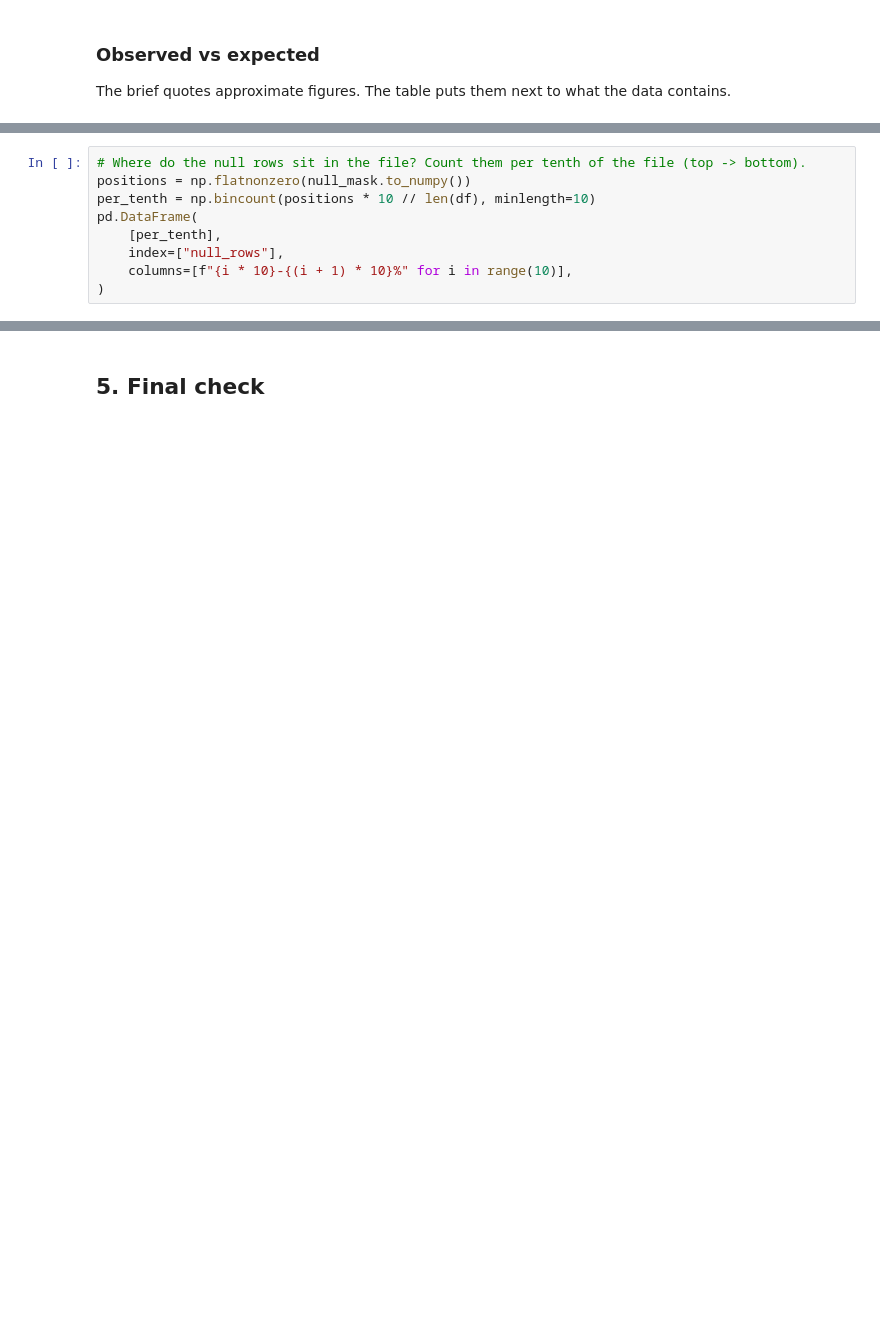
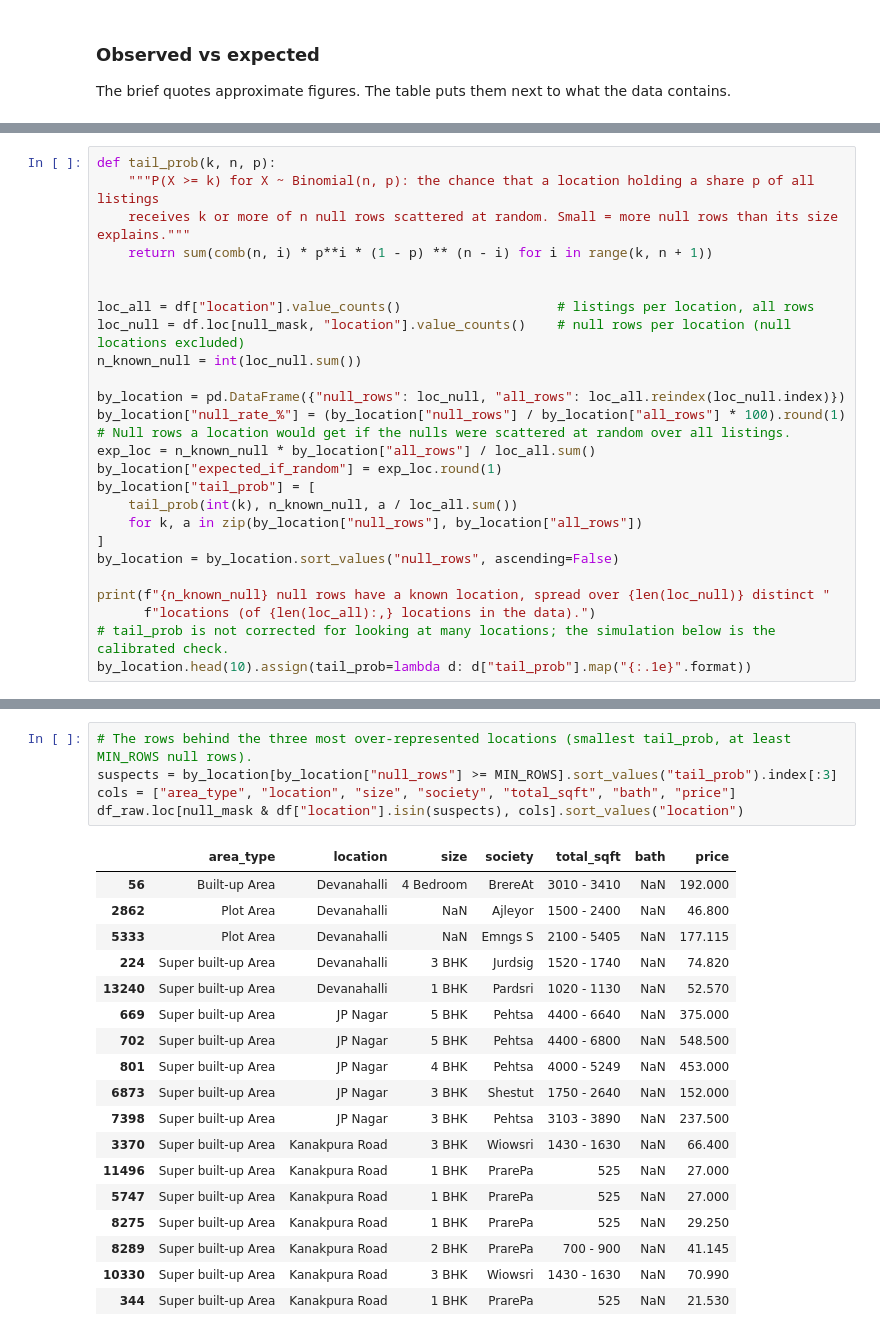
Before and after one commit to shivam-jund/bengaluru-house-price-prediction, a Jupyter notebook: model/price_prediction.ipynb, the cells around one changed output, grey strips where cells are left out. Drawn from its saved outputs; the diff is of its cells as text; blank space fills up the shorter version.

Commit message:
Expand data quality analysis and document cleaning decisions

```diff
--- a/model/price_prediction.ipynb
+++ b/model/price_prediction.ipynb
@@ -202,9 +288,26 @@ area_check.sort_values("null_rows", ascending=False)
 # %%
-# Where do the null rows sit in the file? Count them per tenth of the file (top -> bottom).
-positions = np.flatnonzero(null_mask.to_numpy())
-per_tenth = np.bincount(positions * 10 // len(df), minlength=10)
-pd.DataFrame(
-    [per_tenth],
-    index=["null_rows"],
-    columns=[f"{i * 10}-{(i + 1) * 10}%" for i in range(10)],
-)
+def tail_prob(k, n, p):
+    """P(X >= k) for X ~ Binomial(n, p): the chance that a location holding a share p of all listings
+    receives k or more of n null rows scattered at random. Small = more null rows than its size explains."""
+    return sum(comb(n, i) * p**i * (1 - p) ** (n - i) for i in range(k, n + 1))
+
+
+loc_all = df["location"].value_counts()                    # listings per location, all rows
+loc_null = df.loc[null_mask, "location"].value_counts()    # null rows per location (null locations excluded)
+n_known_null = int(loc_null.sum())
+
+by_location = pd.DataFrame({"null_rows": loc_null, "all_rows": loc_all.reindex(loc_null.index)})
+by_location["null_rate_%"] = (by_location["null_rows"] / by_location["all_rows"] * 100).round(1)
+# Null rows a location would get if the nulls were scattered at random over all listings.
+exp_loc = n_known_null * by_location["all_rows"] / loc_all.sum()
+by_location["expected_if_random"] = exp_loc.round(1)
+by_location["tail_prob"] = [
+    tail_prob(int(k), n_known_null, a / loc_all.sum())
+    for k, a in zip(by_location["null_rows"], by_location["all_rows"])
+]
+by_location = by_location.sort_values("null_rows", ascending=False)
+
+print(f"{n_known_null} null rows have a known location, spread over {len(loc_null)} distinct "
+      f"locations (of {len(loc_all):,} locations in the data).")
+# tail_prob is not corrected for looking at many locations; the simulation below is the calibrated check.
+by_location.head(10).assign(tail_prob=lambda d: d["tail_prob"].map("{:.1e}".format))
@@ -227,3 +395,25 @@ print(f"Rows before: {rows_before:,} | after: {rows_after:,} | removed: {rows_be
-# %% [markdown]
-## 5. Final check
+# %%
+# The rows behind the three most over-represented locations (smallest tail_prob, at least MIN_ROWS null rows).
+suspects = by_location[by_location["null_rows"] >= MIN_ROWS].sort_values("tail_prob").index[:3]
+cols = ["area_type", "location", "size", "society", "total_sqft", "bath", "price"]
+df_raw.loc[null_mask & df["location"].isin(suspects), cols].sort_values("location")
+# %% [output]
+|  | area_type | location | size | society | total_sqft | bath | price |
+| 56 | Built-up Area | Devanahalli | 4 Bedroom | BrereAt | 3010 - 3410 | NaN | 192.000 |
+| 2862 | Plot Area | Devanahalli | NaN | Ajleyor | 1500 - 2400 | NaN | 46.800 |
+| 5333 | Plot Area | Devanahalli | NaN | Emngs S | 2100 - 5405 | NaN | 177.115 |
+| 224 | Super built-up Area | Devanahalli | 3 BHK | Jurdsig | 1520 - 1740 | NaN | 74.820 |
+| 13240 | Super built-up Area | Devanahalli | 1 BHK | Pardsri | 1020 - 1130 | NaN | 52.570 |
+| 669 | Super built-up Area | JP Nagar | 5 BHK | Pehtsa | 4400 - 6640 | NaN | 375.000 |
+| 702 | Super built-up Area | JP Nagar | 5 BHK | Pehtsa | 4400 - 6800 | NaN | 548.500 |
+| 801 | Super built-up Area | JP Nagar | 4 BHK | Pehtsa | 4000 - 5249 | NaN | 453.000 |
+| 6873 | Super built-up Area | JP Nagar | 3 BHK | Shestut | 1750 - 2640 | NaN | 152.000 |
+| 7398 | Super built-up Area | JP Nagar | 3 BHK | Pehtsa | 3103 - 3890 | NaN | 237.500 |
+| 3370 | Super built-up Area | Kanakpura Road | 3 BHK | Wiowsri | 1430 - 1630 | NaN | 66.400 |
+| 11496 | Super built-up Area | Kanakpura Road | 1 BHK | PrarePa | 525 | NaN | 27.000 |
+| 5747 | Super built-up Area | Kanakpura Road | 1 BHK | PrarePa | 525 | NaN | 27.000 |
+| 8275 | Super built-up Area | Kanakpura Road | 1 BHK | PrarePa | 525 | NaN | 29.250 |
+| 8289 | Super built-up Area | Kanakpura Road | 2 BHK | PrarePa | 700 - 900 | NaN | 41.145 |
+| 10330 | Super built-up Area | Kanakpura Road | 3 BHK | Wiowsri | 1430 - 1630 | NaN | 70.990 |
+| 344 | Super built-up Area | Kanakpura Road | 1 BHK | PrarePa | 525 | NaN | 21.530 |
 # %%
```
Also changed, not shown: parts of 45 cells of this notebook, 1 other file.
